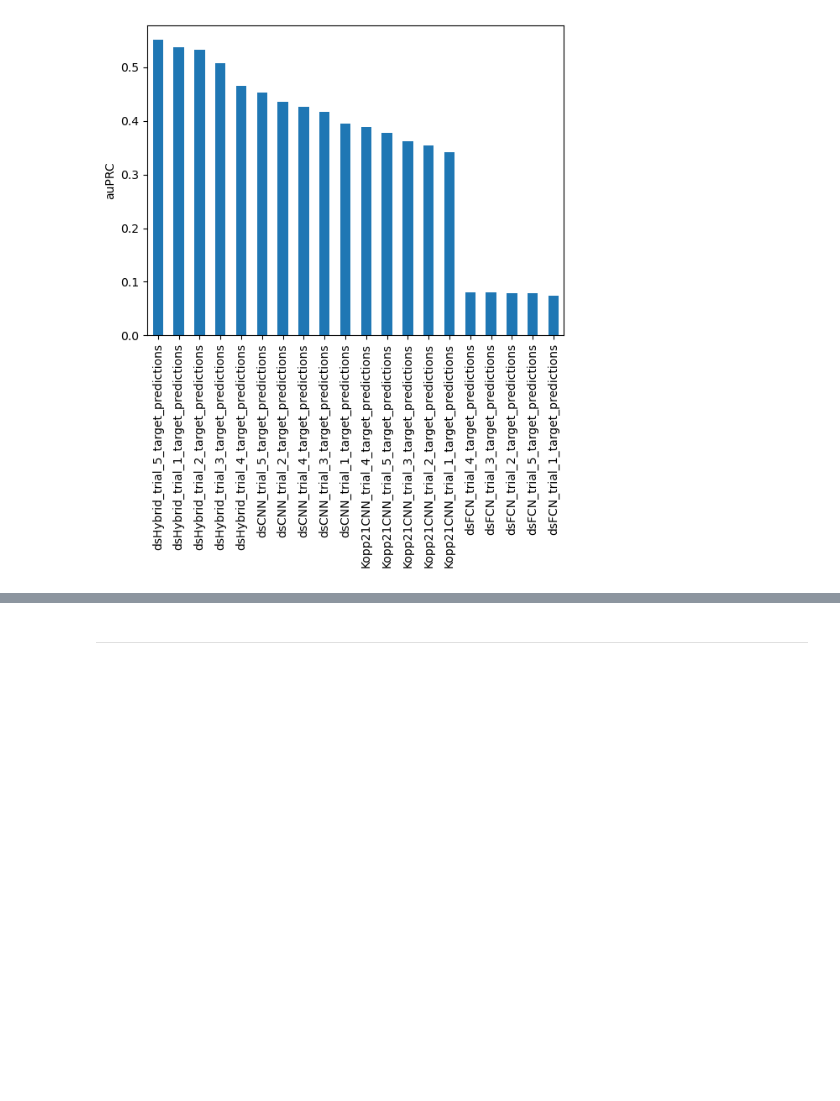
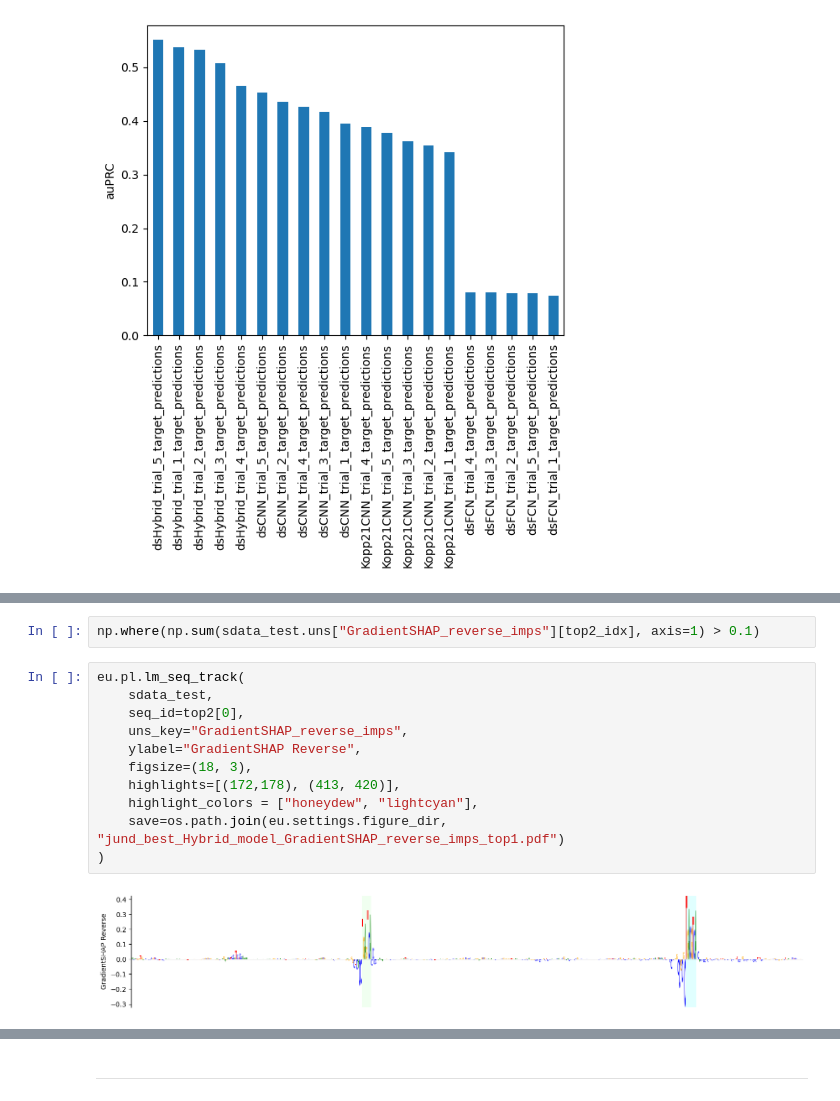
Before and after one commit to ML4GLand/EUGENe_paper, a Jupyter notebook: notebooks/kopp21/kopp21_plotting.ipynb, the cells around one changed output, grey strips where cells are left out. Cells and saved outputs as stored; diff of their text form; blank space fills up the shorter version.

```diff
--- a/notebooks/kopp21/kopp21_plotting.ipynb
+++ b/notebooks/kopp21/kopp21_plotting.ipynb
@@ -95,0 +171,15 @@ plt.show()
+# %%
+np.where(np.sum(sdata_test.uns["GradientSHAP_reverse_imps"][top2_idx], axis=1) > 0.1)
+# %%
+eu.pl.lm_seq_track(
+    sdata_test,
+    seq_id=top2[0],
+    uns_key="GradientSHAP_reverse_imps",
+    ylabel="GradientSHAP Reverse",
+    figsize=(18, 3),
+    highlights=[(172,178), (413, 420)],
+    highlight_colors = ["honeydew", "lightcyan"],
+    save=os.path.join(eu.settings.figure_dir, "jund_best_Hybrid_model_GradientSHAP_reverse_imps_top1.pdf")
+)
+# %% [output]
+[figure, added]
```
Also changed, not shown: parts of 26 cells of this notebook, 18 other files.
